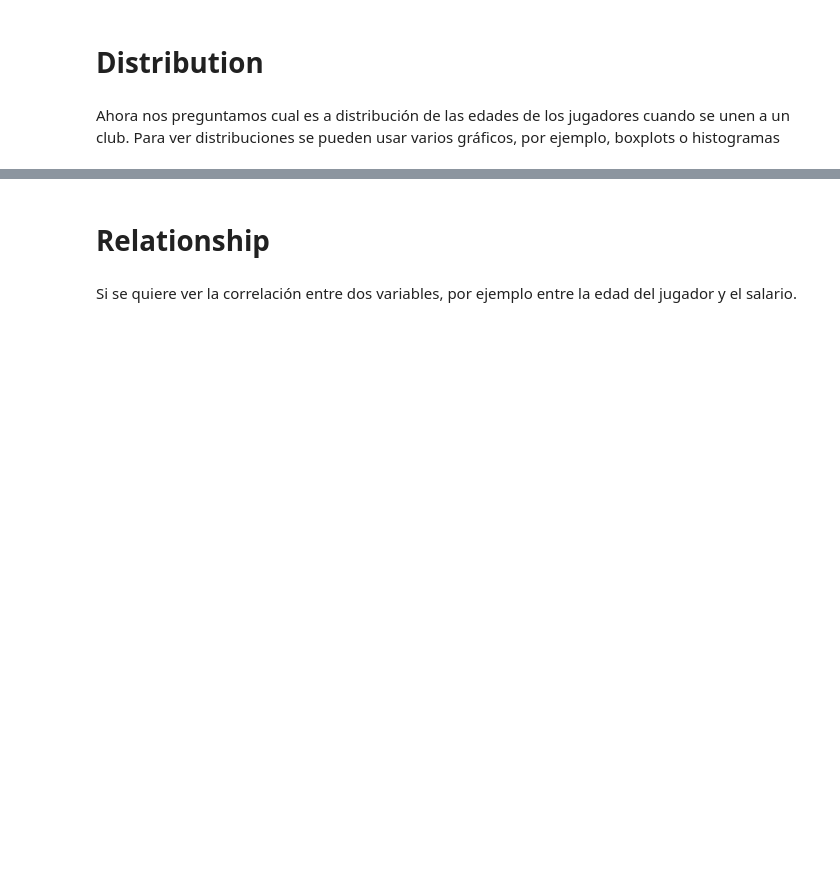
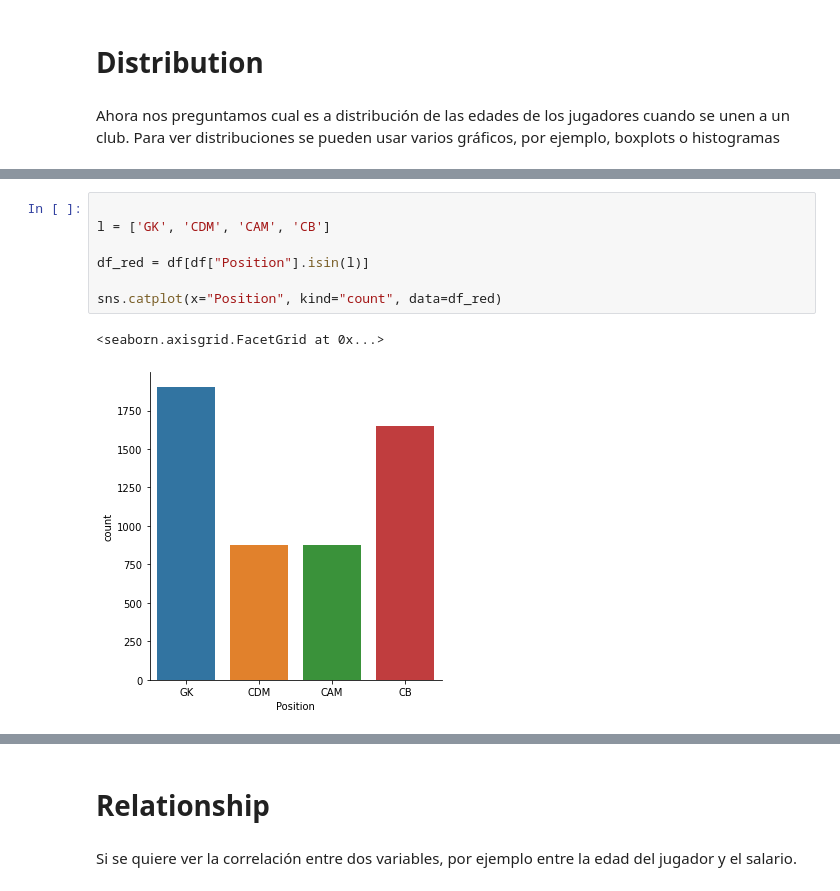
Before and after one commit to Agustin-Ber/Capacitacion-Python, a Jupyter notebook: Graficos/Visualizacion.ipynb, the cells around one changed output, grey strips where cells are left out. Saved outputs shown, nothing was run; the diff lists cells and outputs as text; blank space fills up the shorter version.

```diff
--- a/Graficos/Visualizacion.ipynb
+++ b/Graficos/Visualizacion.ipynb
@@ -151,3 +160,13 @@ Ahora nos preguntamos cual es a distribución de las edades de los jugadores cua
+# %%
+
+l = ['GK', 'CDM', 'CAM', 'CB']
+
+df_red = df[df["Position"].isin(l)]
+
+sns.catplot(x="Position", kind="count", data=df_red)
+# %% [output]
+<seaborn.axisgrid.FacetGrid at 0x...>
+[figure, added]
 # %%
 sns.boxplot( y="Age",
            data=df)
```
Also changed, not shown: parts of 22 cells of this notebook.
